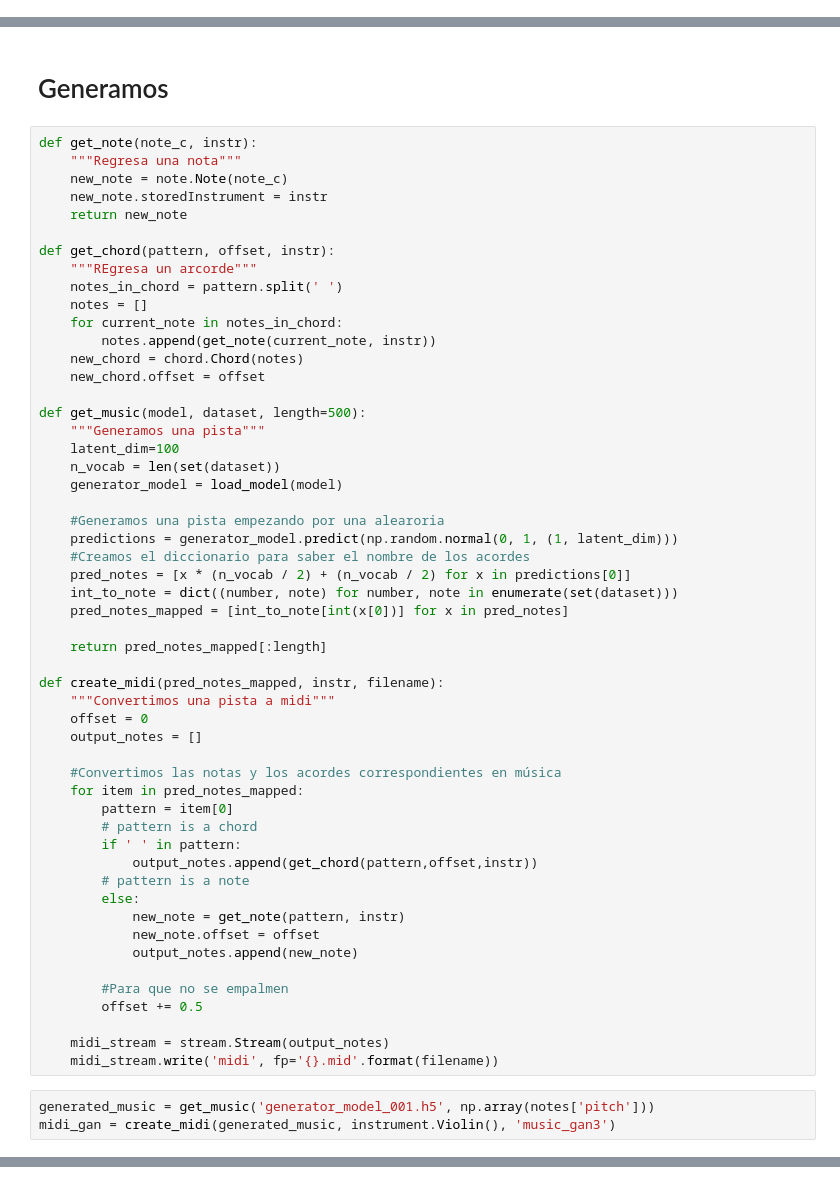
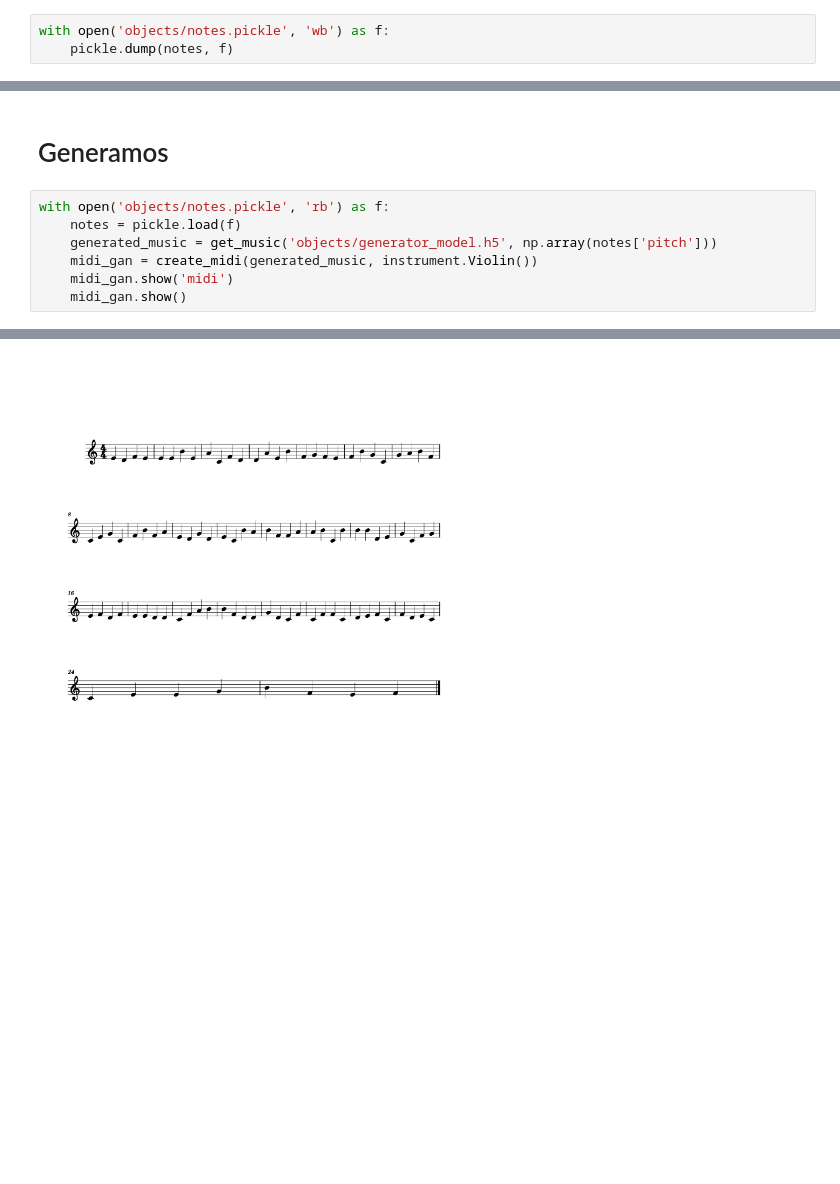
Before and after one commit to KarlaDSJ/Miausic, a Jupyter notebook: models/gan/gan.ipynb, the cells around one changed output, grey strips where cells are left out. Saved outputs shown, nothing was run; the diff lists cells and outputs as text; blank space fills up the shorter version.

```diff
--- a/models/gan/gan.ipynb
+++ b/models/gan/gan.ipynb
@@ -115 +90,4 @@ def define_generator(seq_shape,latent_dim=100):
+# %%
+with open('objects/notes.pickle', 'wb') as f:
+    pickle.dump(notes, f)
 # %% [markdown]
@@ -224,58 +136,10 @@ train(g_model,d_model, notes)
 # %% [markdown]
 # Generamos
-# %%
-def get_note(note_c, instr):
-    """Regresa una nota"""
-    new_note = note.Note(note_c)
-    new_note.storedInstrument = instr
-    return new_note
-
-def get_chord(pattern, offset, instr):
-    """REgresa un arcorde"""
-    notes_in_chord = pattern.split(' ')
-    notes = []
-    for current_note in notes_in_chord:
-        notes.append(get_note(current_note, instr))
-    new_chord = chord.Chord(notes)
-    new_chord.offset = offset
-
-def get_music(model, dataset, length=500):
-    """Generamos una pista"""
-    latent_dim=100
-    n_vocab = len(set(dataset))
-    generator_model = load_model(model)
-
-    #Generamos una pista empezando por una alearoria
-    predictions = generator_model.predict(np.random.normal(0, 1, (1, latent_dim)))
-    #Creamos el diccionario para saber el nombre de los acordes
-    pred_notes = [x * (n_vocab / 2) + (n_vocab / 2) for x in predictions[0]]
-    int_to_note = dict((number, note) for number, note in enumerate(set(dataset)))
-    pred_notes_mapped = [int_to_note[int(x[0])] for x in pred_notes]
-
-    return pred_notes_mapped[:length]
-
-def create_midi(pred_notes_mapped, instr, filename):
-    """Convertimos una pista a midi"""
-    offset = 0
-    output_notes = []
-
-    #Convertimos las notas y los acordes correspondientes en música
-    for item in pred_notes_mapped:
-        pattern = item[0]
-        # pattern is a chord
-        if ' ' in pattern:
-            output_notes.append(get_chord(pattern,offset,instr))
-        # pattern is a note
-        else:
-            new_note = get_note(pattern, instr)
-            new_note.offset = offset
-            output_notes.append(new_note)
-
-        #Para que no se empalmen
-        offset += 0.5
-
-    midi_stream = stream.Stream(output_notes)
-    midi_stream.write('midi', fp='{}.mid'.format(filename))
 # %%
-generated_music = get_music('generator_model_001.h5', np.array(notes['pitch']))
-midi_gan = create_midi(generated_music, instrument.Violin(), 'music_gan3')
+with open('objects/notes.pickle', 'rb') as f:
+    notes = pickle.load(f)
+    generated_music = get_music('objects/generator_model.h5', np.array(notes['pitch']))
+    midi_gan = create_midi(generated_music, instrument.Violin())
+    midi_gan.show('midi')
+    midi_gan.show()
+# %% [output]
@@ -281,0 +149 @@ midi_gan = create_midi(generated_music, instrument.Violin(), 'music_gan3')
+[figure, added]
```
Also changed, not shown: parts of 20 cells of this notebook, 11 other files.
